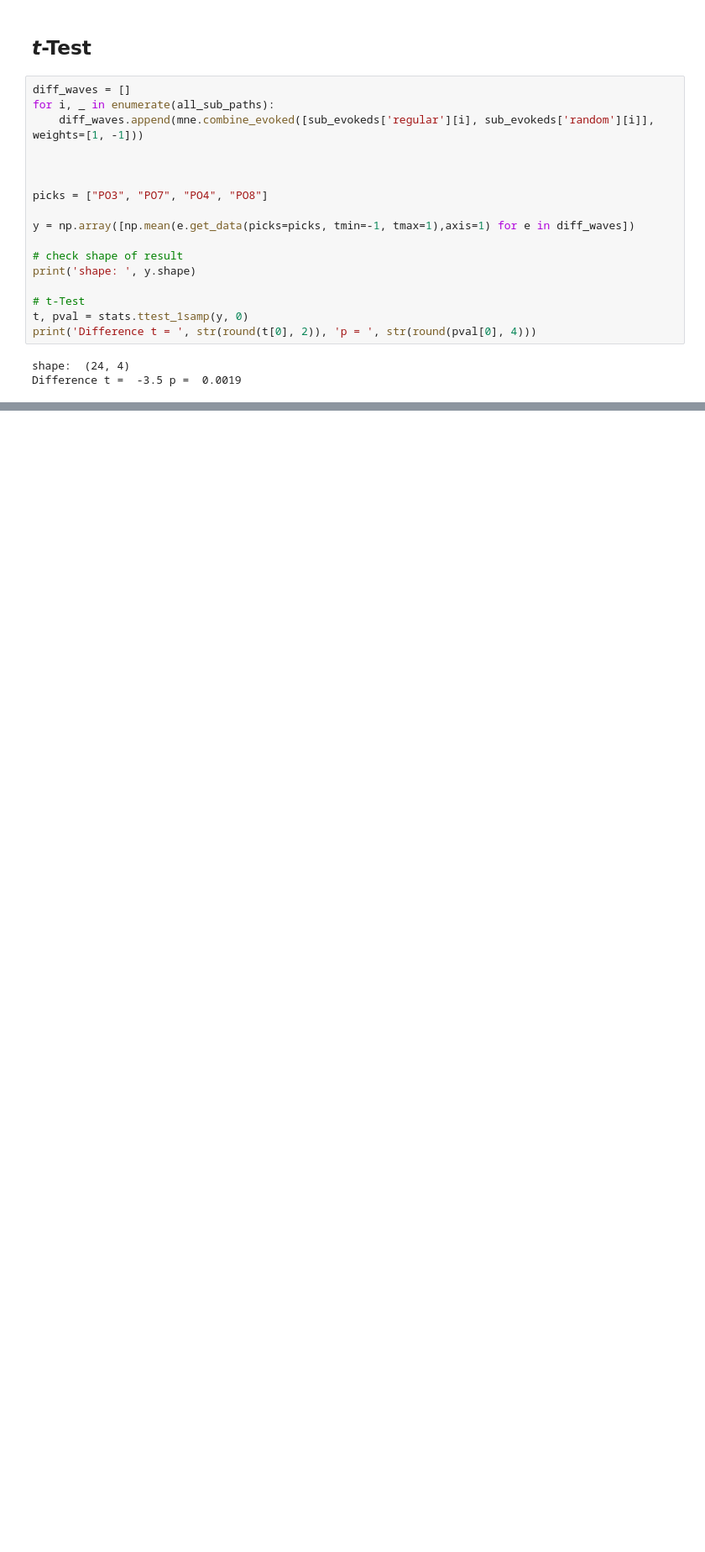
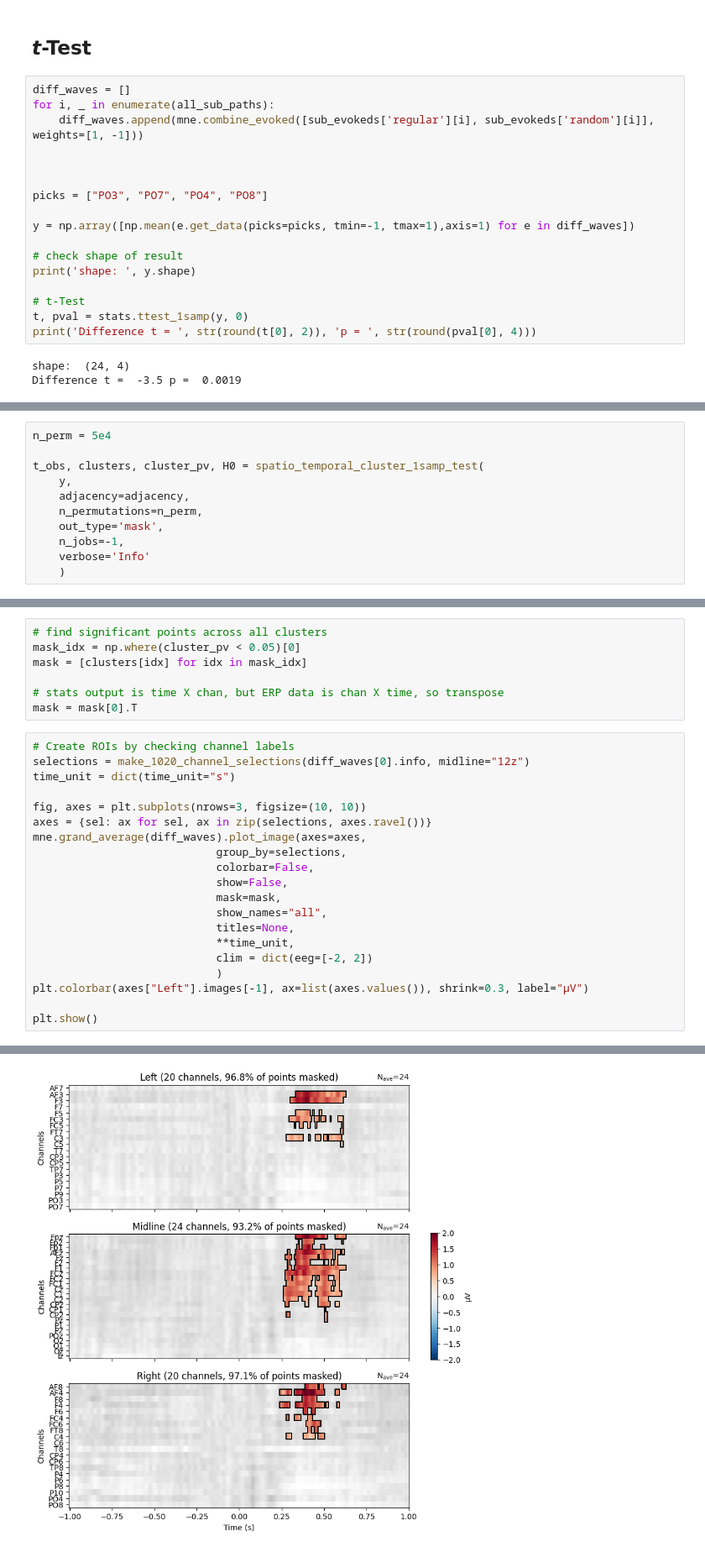
Before and after one commit to albertosaponaro/eeg_penguin, a Jupyter notebook: notebooks/05_Penguin_Stat-Analysis.ipynb, the cells around one changed output, grey strips where cells are left out. Shown: that part at 84% size. Drawn from its saved outputs; the diff is of its cells as text; blank space fills up the shorter version.

```diff
--- a/notebooks/05_Penguin_Stat-Analysis.ipynb
+++ b/notebooks/05_Penguin_Stat-Analysis.ipynb
@@ -72,0 +91,11 @@ Difference t =  -3.5 p =  0.0019
+# %%
+n_perm = 5e4
+
+t_obs, clusters, cluster_pv, H0 = spatio_temporal_cluster_1samp_test(
+    y,
+    adjacency=adjacency,
+    n_permutations=n_perm,
+    out_type='mask',
+    n_jobs=-1,
+    verbose='Info'
+    )
@@ -72,0 +107,28 @@ Difference t =  -3.5 p =  0.0019
+# %%
+# find significant points across all clusters
+mask_idx = np.where(cluster_pv < 0.05)[0]
+mask = [clusters[idx] for idx in mask_idx]
+
+# stats output is time X chan, but ERP data is chan X time, so transpose
+mask = mask[0].T
+# %%
+# Create ROIs by checking channel labels
+selections = make_1020_channel_selections(diff_waves[0].info, midline="12z")
+time_unit = dict(time_unit="s")
+
+fig, axes = plt.subplots(nrows=3, figsize=(10, 10))
+axes = {sel: ax for sel, ax in zip(selections, axes.ravel())}
+mne.grand_average(diff_waves).plot_image(axes=axes,
+                            group_by=selections,
+                            colorbar=False,
+                            show=False,
+                            mask=mask,
+                            show_names="all",
+                            titles=None,
+                            **time_unit,
+                            clim = dict(eeg=[-2, 2])
+                            )
+plt.colorbar(axes["Left"].images[-1], ax=list(axes.values()), shrink=0.3, label="µV")
+
+plt.show()
+# %% [output]
@@ -72,0 +136 @@ Difference t =  -3.5 p =  0.0019
+[figure, added]
```
Also changed, not shown: parts of 10 cells of this notebook.
